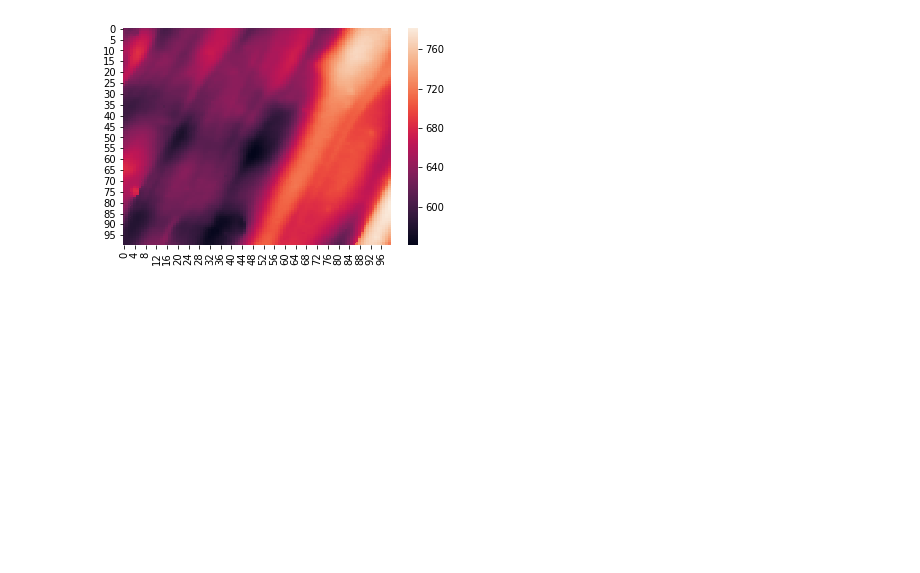
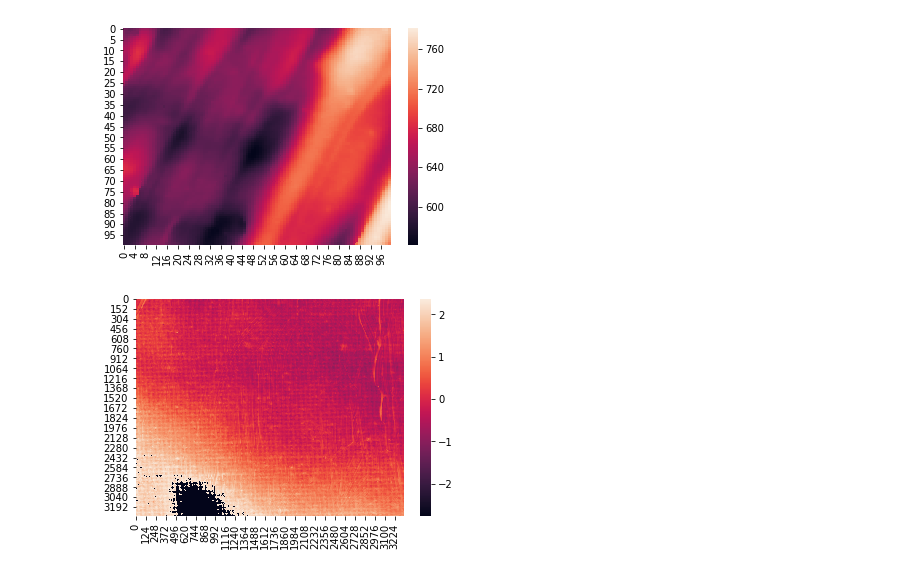
Before and after one commit to modw/painter-id, a Jupyter notebook: function set up.ipynb, the cells around one changed output. Saved outputs shown, nothing was run; the diff lists cells and outputs as text; code cells hidden in the pictures; blank space fills up the shorter version.

Commit message:
function to scale data

```diff
--- a/function set up.ipynb
+++ b/function set up.ipynb
@@ -25,3 +30,11 @@ def data_to_array(data_address):
     # set negative values no NaNs
     z_arr[z_arr<0] = None
     return z_arr
+# %%
+def scale_data(data, scaler):
+    """Takes data and sklearn scaler as input, returns scaled data.
+    The function's purpose is to deal with reshaping."""
+    # fit scaler to flattened data
+    data_scaled = scaler.fit_transform(np.ravel(data).reshape(-1,1))
+    # returns scaled data in original dimensions
+    return data_scaled.reshape(data.shape)
@@ -28,4 +43,5 @@ def data_to_array(data_address):
 # %%
-data = data_to_array('./data/sample_data/Farah_Pot_5cm_sq_15um.txt')
+d = data_to_array('./data/sample_data/Farah_Pot_5cm_sq_15um.txt')
+ds = scale_data(d, RobustScaler())
 # %%
 crop = 100
@@ -33,2 +49,6 @@ sns.heatmap(data[:crop,:crop]);
 # %% [output]
 [figure]
+# %%
+sns.heatmap(ds);
+# %% [output]
+[figure, added]
```
Also changed, not shown: parts of 5 cells of this notebook.
